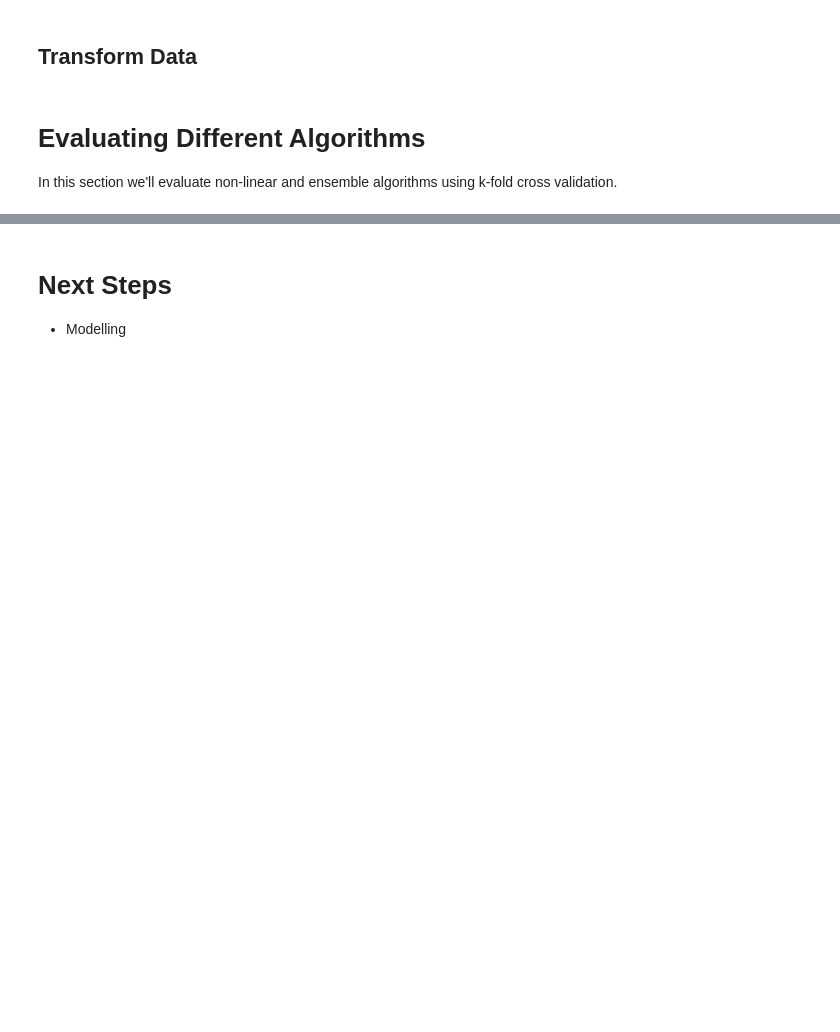
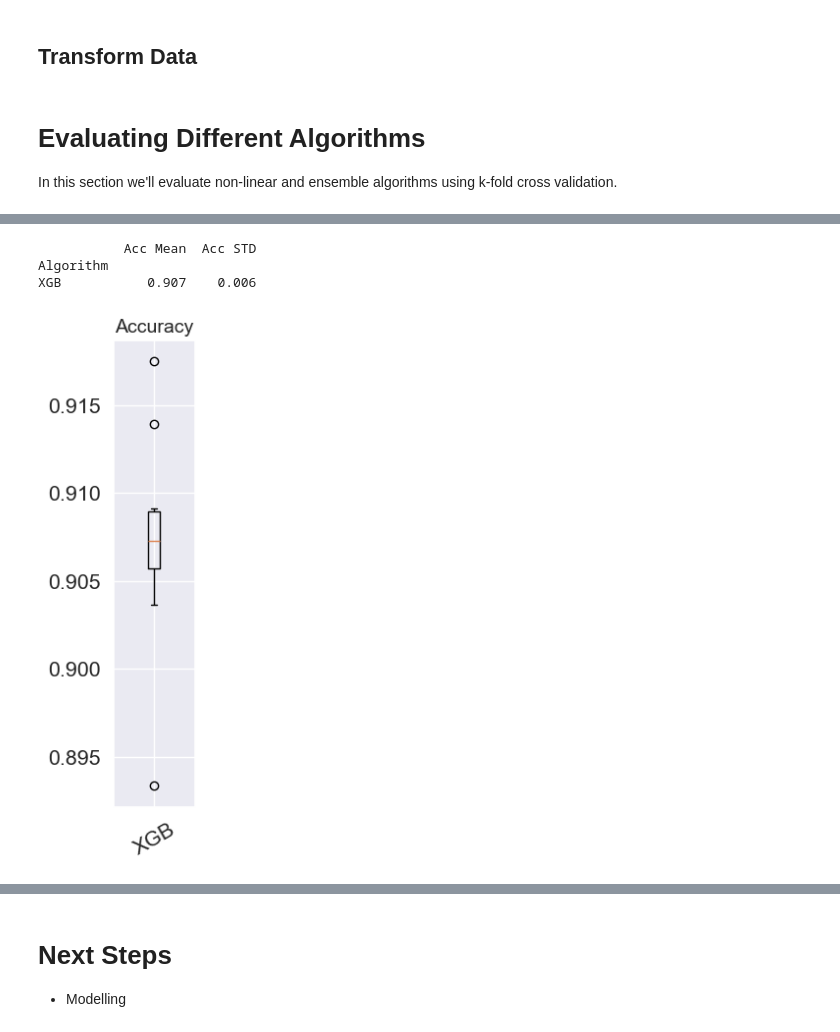
Before and after one commit to muscak/Obesity-Risk-Prediction, a Jupyter notebook: Notebooks/Prediction of Obesity Risk - Modelling.ipynb, the cells around one changed output, grey strips where cells are left out. Drawn from its saved outputs; the diff is of its cells as text; code cells hidden in the pictures; blank space fills up the shorter version.

```diff
--- a/Notebooks/Prediction of Obesity Risk - Modelling.ipynb
+++ b/Notebooks/Prediction of Obesity Risk - Modelling.ipynb
@@ -218,0 +263,10 @@ GNB           0.614    0.012
+# %%
+nl_models = []
+nl_models.append(('XGB', XGBClassifier()))
+
+model_evaluation(x_train_transformed, y_train, nl_models)
+# %% [output]
+           Acc Mean  Acc STD
+Algorithm
+XGB           0.907    0.006
+[figure, added]
```
Also changed, not shown: parts of 24 cells of this notebook, 2 other files.
